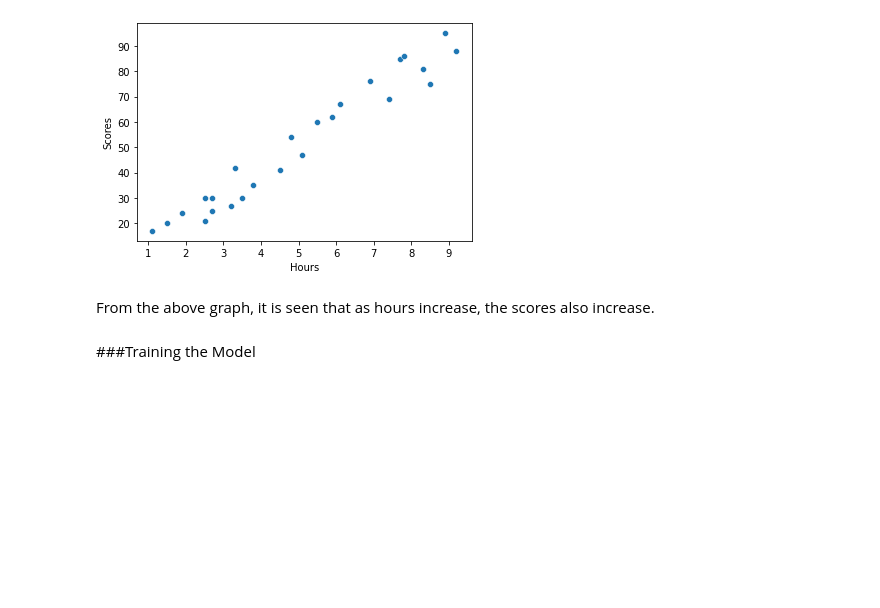
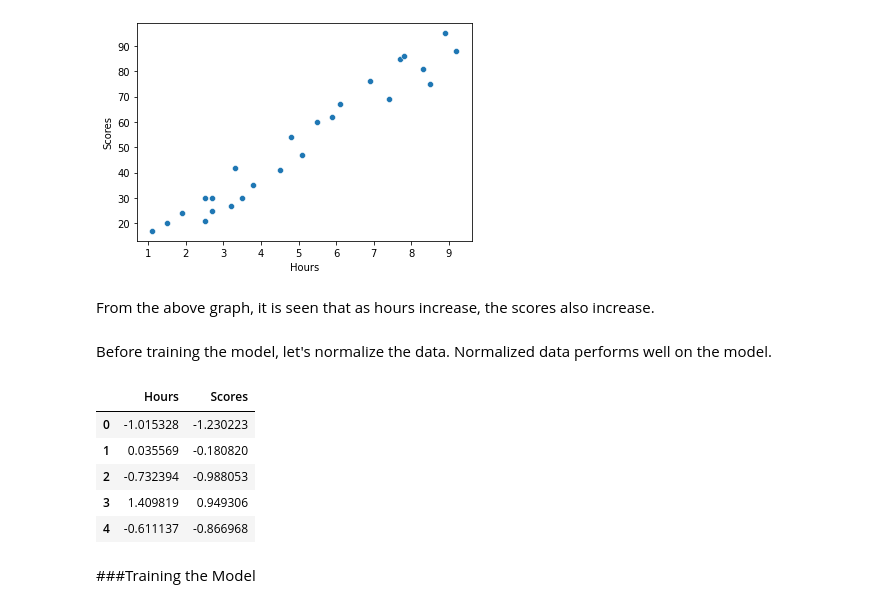
Before and after one commit to rudri182/predicting-scores-using-linear-regression, a Jupyter notebook: percentages.ipynb, the cells around one changed output. Cells and saved outputs as stored; diff of their text form; code cells hidden in the pictures; blank space fills up the shorter version.

```diff
--- a/percentages.ipynb
+++ b/percentages.ipynb
@@ -73,3 +74,6 @@ sns.scatterplot(x=df['Hours'], y=df['Scores'])
 [figure]
 # %% [markdown]
 From the above graph, it is seen that as hours increase, the scores also increase.
+# %% [markdown]
+Before training the model, let's normalize the data.
+Normalized data performs well on the model.
@@ -76,3 +84,13 @@ From the above graph, it is seen that as hours increase, the scores also increas
+# %%
+df.rename(columns={0:'Hours', 1:'Scores'}, inplace=True)
+df.head()
+# %% [output]
+|  | Hours | Scores |
+| 0 | -1.015328 | -1.230223 |
+| 1 | 0.035569 | -0.180820 |
+| 2 | -0.732394 | -0.988053 |
+| 3 | 1.409819 | 0.949306 |
+| 4 | -0.611137 | -0.866968 |
 # %% [markdown]
 ###Training the Model
 # %%
```
Also changed, not shown: parts of 6 cells of this notebook.
